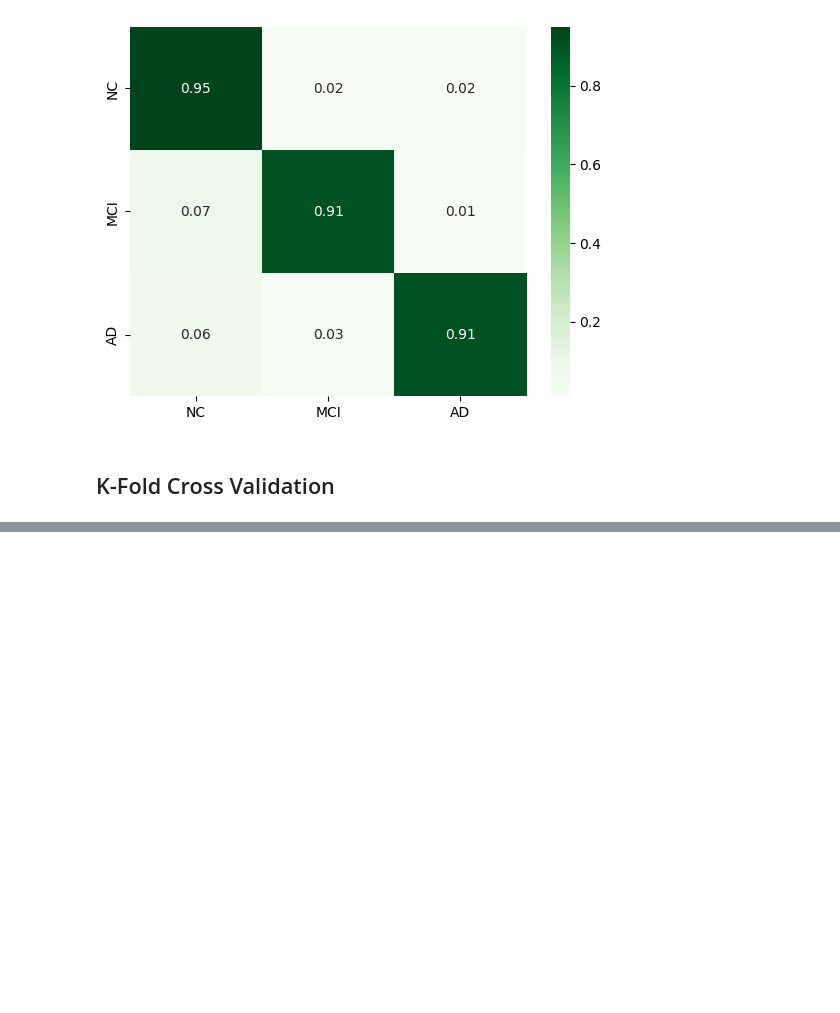
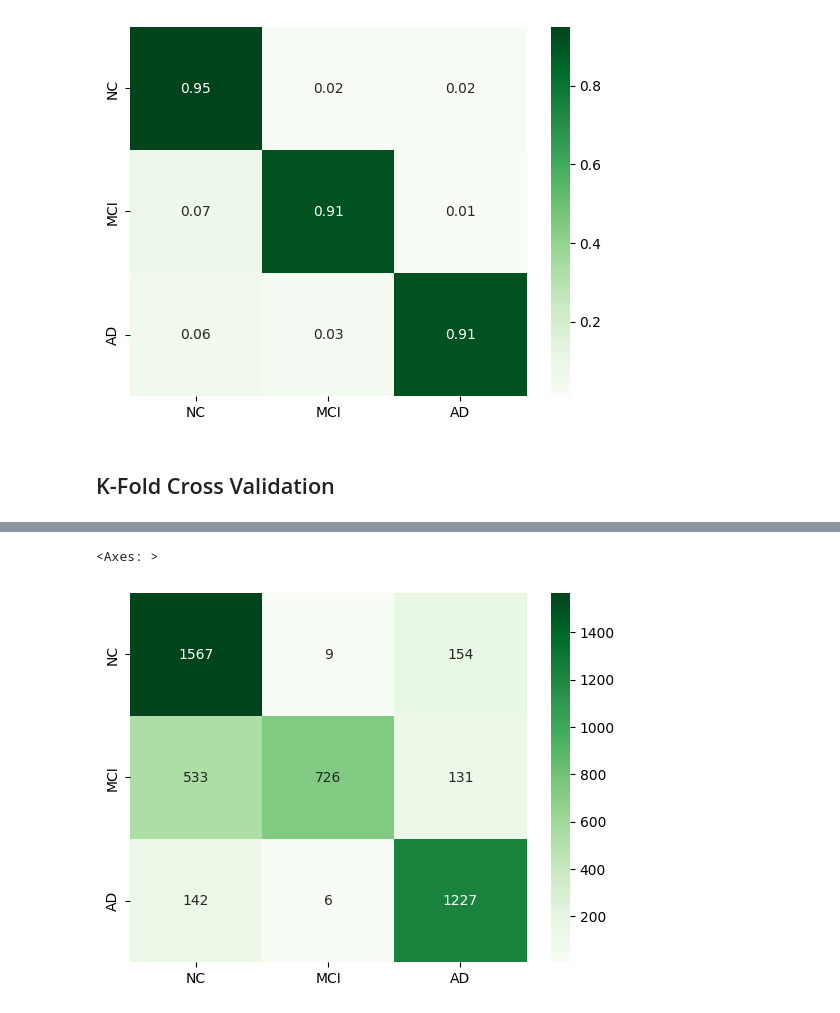
Before and after one commit to RanMatalon/ADNI-3D-CNN, a Jupyter notebook: ADNI_3D.ipynb, the cells around one changed output, grey strips where cells are left out. Drawn from its saved outputs; the diff is of its cells as text; code cells hidden in the pictures; blank space fills up the shorter version.

```diff
--- a/ADNI_3D.ipynb
+++ b/ADNI_3D.ipynb
@@ -176,9 +189,7 @@ model = models.Sequential()
 # Convolutional layers
 model.add(Conv3D(64, kernel_size=(3, 3, 3), activation='relu', input_shape=(x_size, y_size, z_size,1)))
 model.add(MaxPooling3D(pool_size=(2, 2, 2)))
-layers.Dropout(0.05)
 model.add(Conv3D(32, kernel_size=(3, 3, 3), activation='relu'))
-layers.Dropout(0.05)
 model.add(MaxPooling3D(pool_size=(2, 2, 2)))
 
 model.add(Flatten())
@@ -188,4 +199,5 @@ model.add(Dense(128, activation='relu'))
 model.add(Dense(3, activation='softmax'))
 
 # Compile the model
-model.compile(loss='categorical_crossentropy', optimizer='adam', metrics=['accuracy'])
+model.compile(loss='categorical_crossentropy',optimizer=SGD(learning_rate=0.007), metrics=[CategoricalAccuracy()])
+#model.compile(loss='categorical_crossentropy', optimizer='adam', metrics=['accuracy'])
@@ -265,12 +279,14 @@ sns.heatmap(df, cmap="Greens", annot=True)
 # %% [markdown]
 ## K-Fold Cross Validation
 # %%
-x_train, x_test, y_train, y_test = train_test_split(features,labels,test_size=0.05)
+x_train, x_test, y_train, y_test = train_test_split(features,labels,test_size=0.1)
 # %%
 kfold = KFold(n_splits=5, shuffle=True)
 # %%
 acc_scores = []
 loss_scores = []
+predictionss = []
+testss = []
 
 
 for train_index, test_index in kfold.split(x_train):
@@ -278,9 +294,13 @@ for train_index, test_index in kfold.split(x_train):
     x_train_fold, x_test_fold = x_train[train_index], x_train[test_index]
     y_train_fold, y_test_fold = y_train[train_index], y_train[test_index]
 
-    model.fit(x_train_fold, y_train_fold, epochs=60, validation_data=(x_test_fold, y_test_fold))
+    model.fit(x_train_fold, y_train_fold, epochs=60, validation_data=(features, labels))
 
-    test_loss, test_accuracy = model.evaluate(x_test_fold, y_test_fold)
+    predictionss.append(model.predict(features))
+
+    testss.append(labels)
+
+    test_loss, test_accuracy = model.evaluate(features, labels)
 
     acc_scores.append(test_accuracy)
     loss_scores.append(test_loss)
@@ -314,0 +335,13 @@ Standard Deviation of Loss: 1.1000454856504935
+# %%
+tests=np.concatenate((testss[0],testss[1],testss[2],testss[3],testss[4]), axis=0)
+predictions=np.concatenate((predictionss[0],predictionss[1],predictionss[2],predictionss[3],predictionss[4]), axis=0)
+# %%
+tests=np.argmax(tests, axis=1)
+predictions = np.argmax(predictions, axis=1)
+df = pd.DataFrame(data = confusion_matrix(tests, predictions),
+  columns = ['NC','MCI', 'AD'],
+  index = ['NC','MCI', 'AD'])
+sns.heatmap(df, cmap="Greens", annot=True, fmt='.0f')
+# %% [output]
+<Axes: >
+[figure, added]
```
Also changed, not shown: parts of 22 cells of this notebook.
